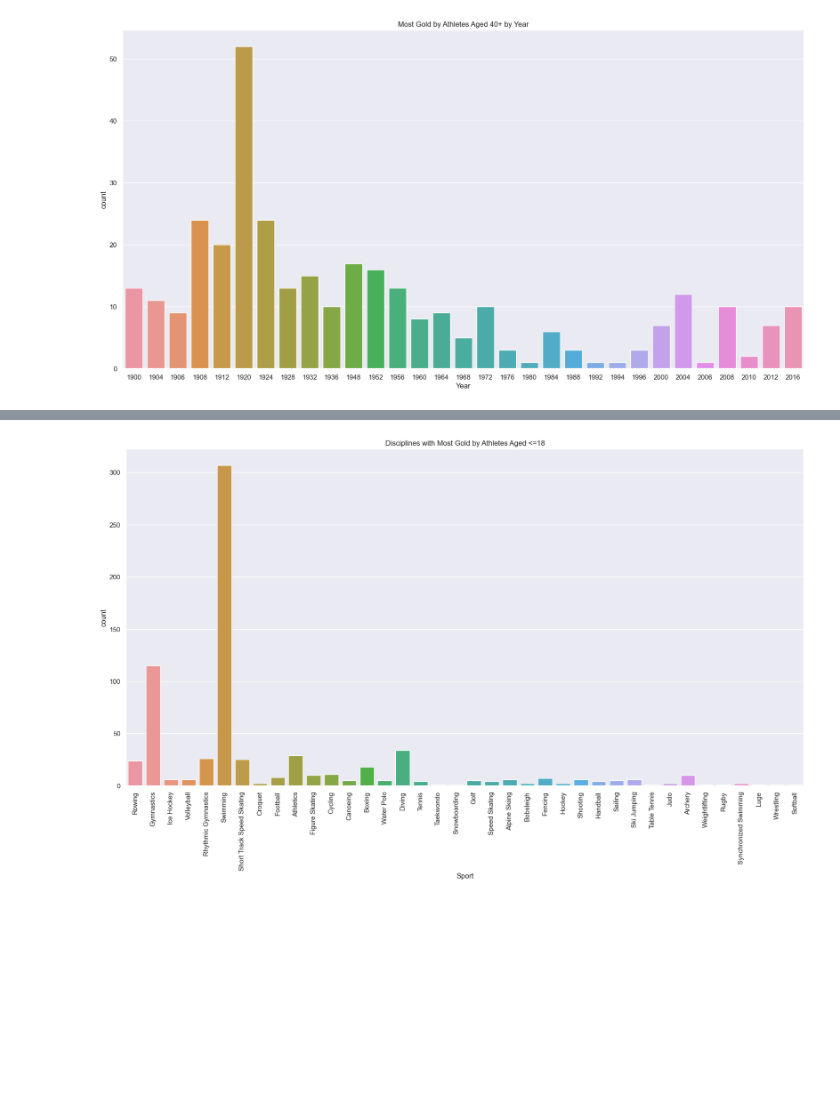
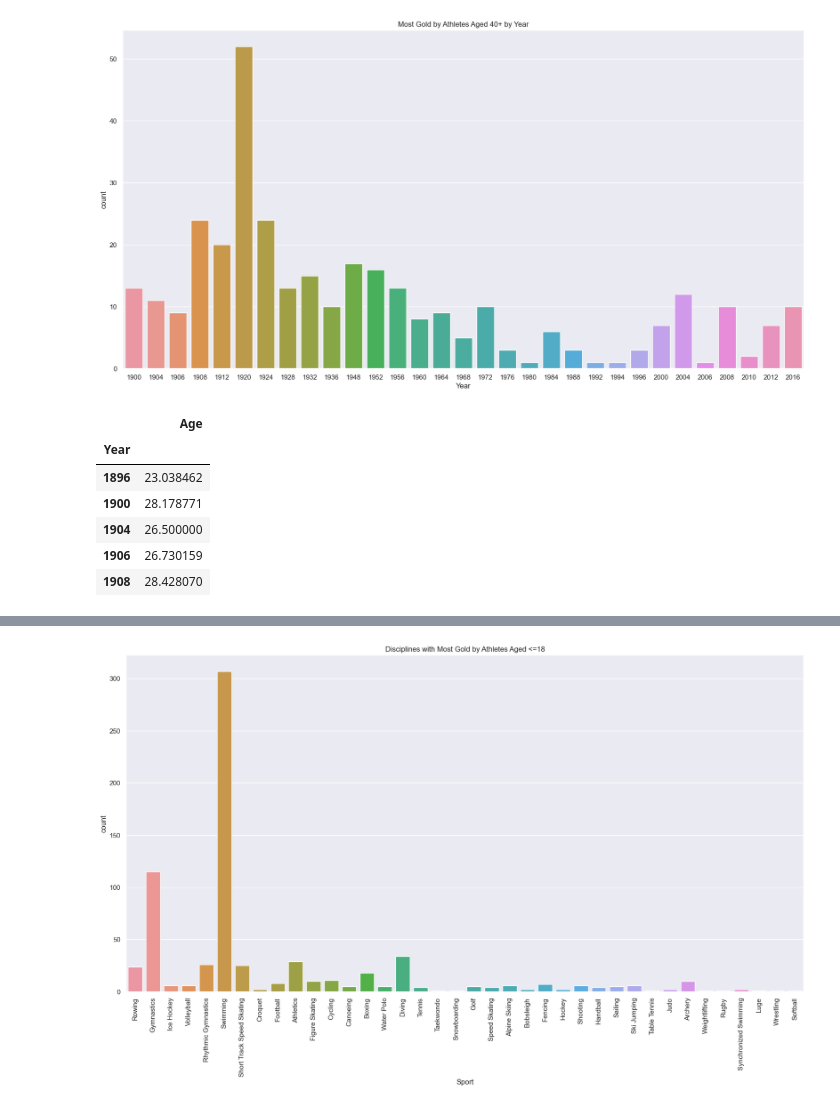
Before and after one commit to kilciukas/Olympic_dataset_exploration, a Jupyter notebook: Notebook_v2/Olimpines_notebook_v2.ipynb, the cells around one changed output, grey strips where cells are left out. Drawn from its saved outputs; the diff is of its cells as text; code cells hidden in the pictures; blank space fills up the shorter version.

```diff
--- a/Notebook_v2/Olimpines_notebook_v2.ipynb
+++ b/Notebook_v2/Olimpines_notebook_v2.ipynb
@@ -507,3 +501,15 @@ plt.title('Most Gold by Athletes Aged 40+ by Year')
 # %% [output]
 Text(0.5, 1.0, 'Most Gold by Athletes Aged 40+ by Year')
 [figure]
+# %%
+average_age_by_year = goldMedals_dropedna.groupby('Year')['Age'].mean()
+average_age_by_year = average_age_by_year.to_frame()
+average_age_by_year.head()
+# %% [output]
+|  | Age |
+| Year |  |
+| 1896 | 23.038462 |
+| 1900 | 28.178771 |
+| 1904 | 26.500000 |
+| 1906 | 26.730159 |
+| 1908 | 28.428070 |
```
Also changed, not shown: parts of 5 cells of this notebook, 1 other file.
